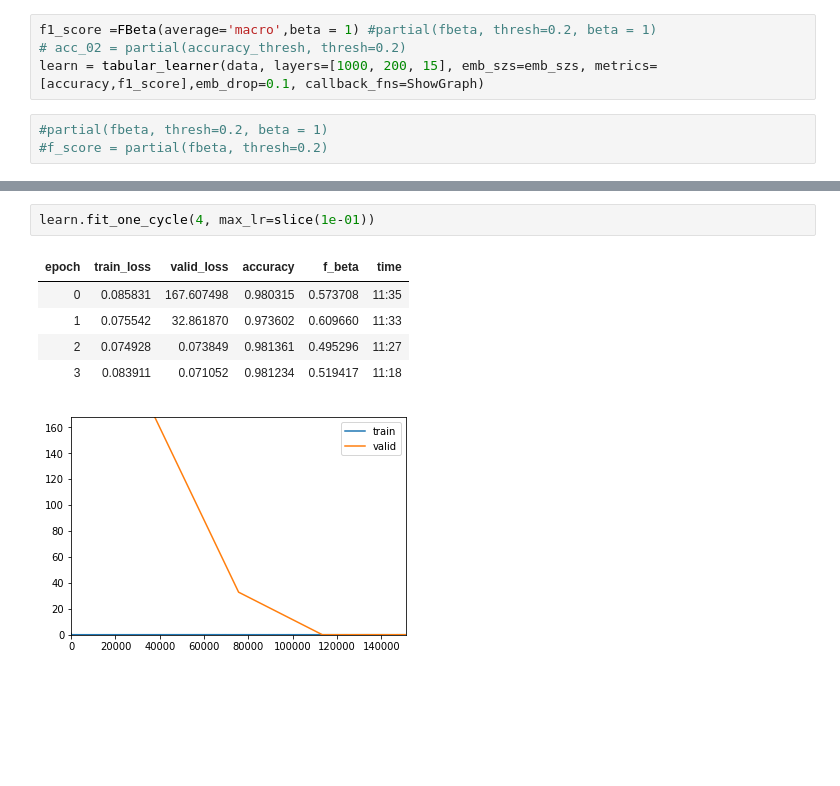
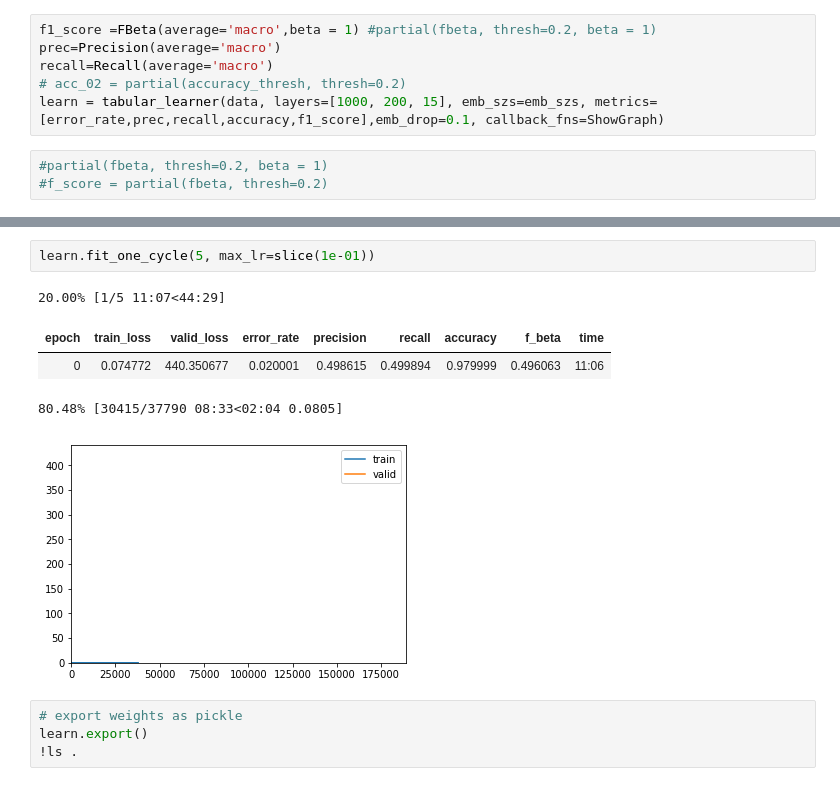
Before and after one commit to gmaggiotti/fastai, a Jupyter notebook: notebooks/ER_estimator_v1.ipynb, the cells around one changed output, grey strips where cells are left out. Saved outputs shown, nothing was run; the diff lists cells and outputs as text; blank space fills up the shorter version.

```diff
--- a/notebooks/ER_estimator_v1.ipynb
+++ b/notebooks/ER_estimator_v1.ipynb
@@ -137,8 +135,10 @@ emb_szs
  's_gerry_type': 25}
 # %%
 f1_score =FBeta(average='macro',beta = 1) #partial(fbeta, thresh=0.2, beta = 1)
+prec=Precision(average='macro')
+recall=Recall(average='macro')
 # acc_02 = partial(accuracy_thresh, thresh=0.2)
-learn = tabular_learner(data, layers=[1000, 200, 15], emb_szs=emb_szs, metrics=[accuracy,f1_score],emb_drop=0.1, callback_fns=ShowGraph)
+learn = tabular_learner(data, layers=[1000, 200, 15], emb_szs=emb_szs, metrics=[error_rate,prec,recall,accuracy,f1_score],emb_drop=0.1, callback_fns=ShowGraph)
 # %%
 #partial(fbeta, thresh=0.2, beta = 1)
 #f_score = partial(fbeta, thresh=0.2)
@@ -152,9 +152,12 @@ LR Finder is complete, type {learner_name}.recorder.plot() to see the graph.
 # %%
-learn.fit_one_cycle(4, max_lr=slice(1e-01))
+learn.fit_one_cycle(5, max_lr=slice(1e-01))
 # %% [output]
+20.00% [1/5 11:07<44:29]
-| epoch | train_loss | valid_loss | accuracy | f_beta | time |
-| 0 | 0.085831 | 167.607498 | 0.980315 | 0.573708 | 11:35 |
-| 1 | 0.075542 | 32.861870 | 0.973602 | 0.609660 | 11:33 |
-| 2 | 0.074928 | 0.073849 | 0.981361 | 0.495296 | 11:27 |
-| 3 | 0.083911 | 0.071052 | 0.981234 | 0.519417 | 11:18 |
+| epoch | train_loss | valid_loss | error_rate | precision | recall | accuracy | f_beta | time |
+| 0 | 0.074772 | 440.350677 | 0.020001 | 0.498615 | 0.499894 | 0.979999 | 0.496063 | 11:06 |
+80.48% [30415/37790 08:33<02:04 0.0805]
-[figure, old version]
+[figure, new version]
+# %%
+# export weights as pickle
+learn.export()
+!ls .
```
Also changed, not shown: parts of 10 cells of this notebook.
